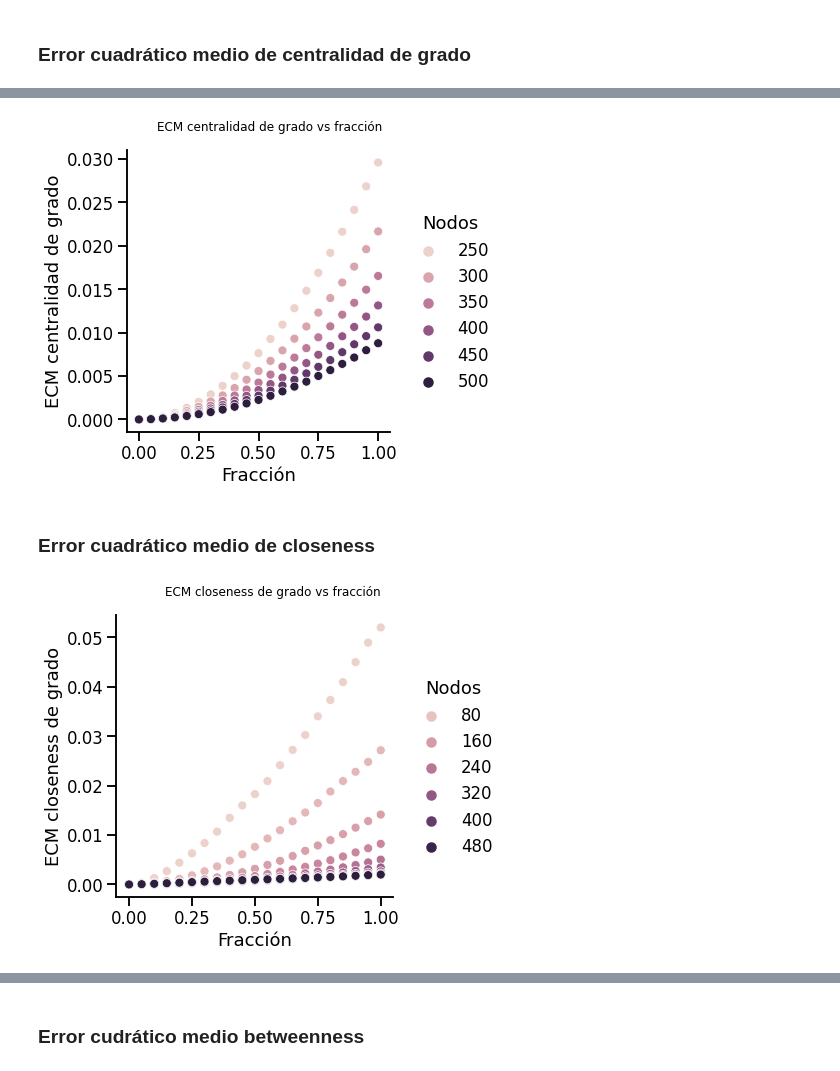
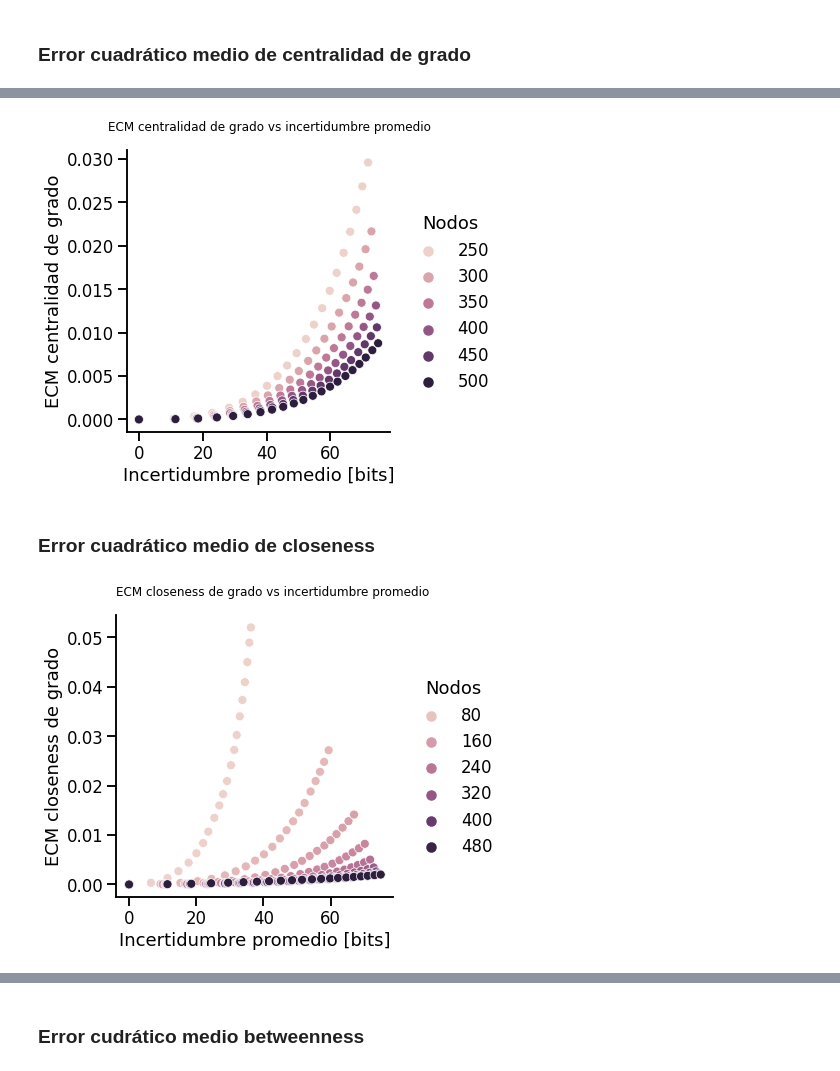
Before and after one commit to lechugaa/noisy-graphs, a Jupyter notebook: results/alternative_centrality_experiments.ipynb, the cells around one changed output, grey strips where cells are left out. Drawn from its saved outputs; the diff is of its cells as text; code cells hidden in the pictures.

```diff
--- a/results/alternative_centrality_experiments.ipynb
+++ b/results/alternative_centrality_experiments.ipynb
@@ -289,33 +289,33 @@ plt.subplots_adjust(top=0.90)
 # %%
 data = ba_node[ba_node.centrality_metric == 'degree_centrality']
 
-g = sns.relplot(x='real_fraction',
+g = sns.relplot(x='mean_uncertainty',
             y='mean_se_value',
             hue='graph_size',
             data=data[data.graph_size >= 250])
 
-g.set(xlabel='Fracción', ylabel='ECM centralidad de grado')
-g.fig.suptitle('ECM centralidad de grado vs fracción')
+g.set(xlabel='Incertidumbre promedio [bits]', ylabel='ECM centralidad de grado')
+g.fig.suptitle('ECM centralidad de grado vs incertidumbre promedio')
 g._legend.set_title('Nodos')
 plt.subplots_adjust(top=0.90)
 # %% [output]
-[figure, old version]
+[figure, new version]
 # %% [markdown]
 ### Error cuadrático medio de closeness
 # %%
 data = ba_node[ba_node.centrality_metric == 'closeness_centrality']
 
-g = sns.relplot(x='real_fraction',
+g = sns.relplot(x='mean_uncertainty',
             y='mean_se_value',
             hue='graph_size',
             data=data[data.graph_size >= 0])
 
-g.set(xlabel='Fracción', ylabel='ECM closeness de grado')
-g.fig.suptitle('ECM closeness de grado vs fracción')
+g.set(xlabel='Incertidumbre promedio [bits]', ylabel='ECM closeness de grado')
+g.fig.suptitle('ECM closeness de grado vs incertidumbre promedio')
 g._legend.set_title('Nodos')
 plt.subplots_adjust(top=0.90)
 # %% [output]
-[figure, old version]
+[figure, new version]
 # %%
 data = ba_node[ba_node.centrality_metric == 'closeness_centrality']
 
```
Also changed, not shown: parts of 10 cells of this notebook.
